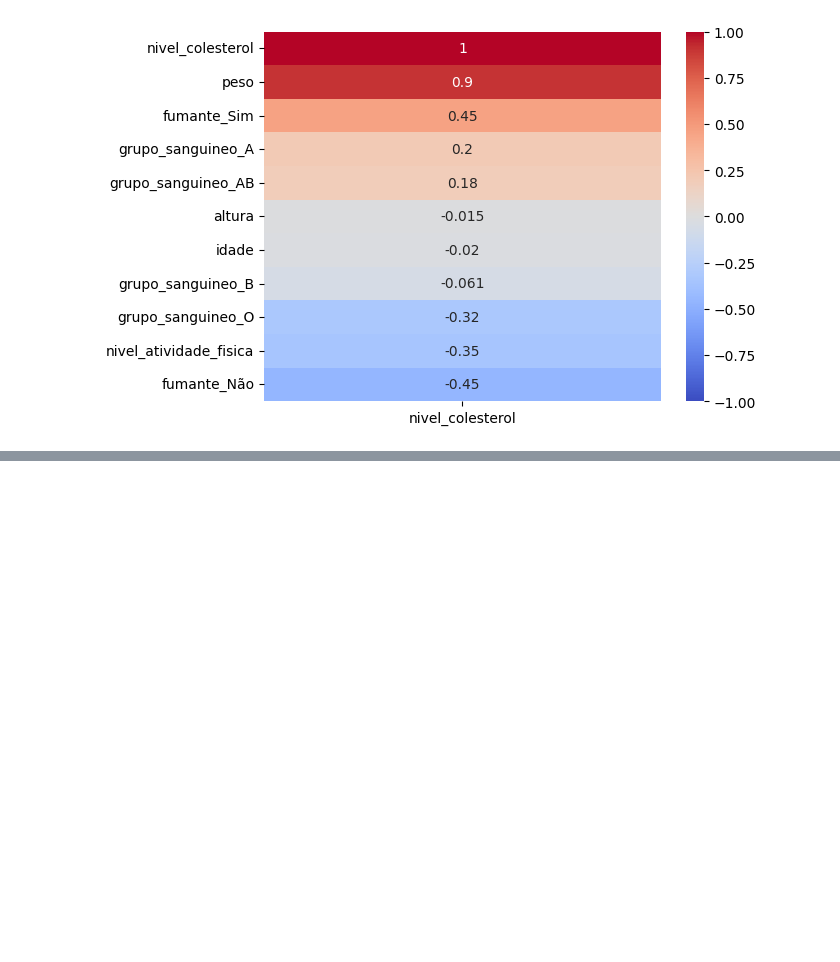
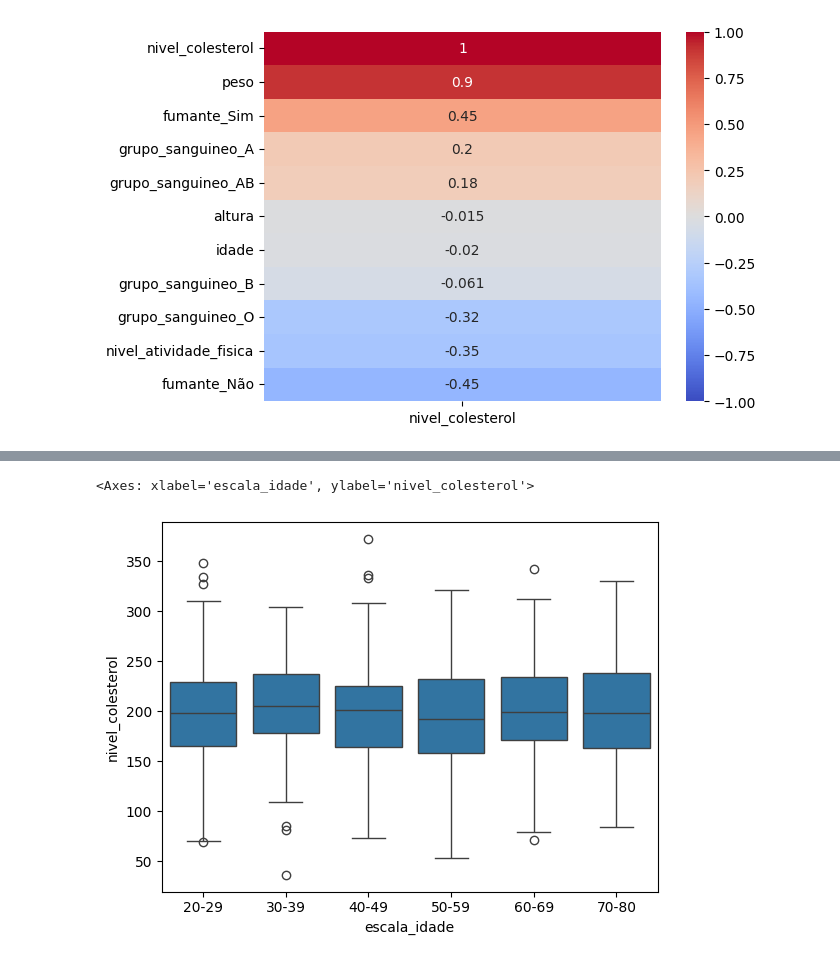
Before and after one commit to angelomedeiros/formacao-ia-regressao-linear-multipla, a Jupyter notebook: modelo_colesterol.ipynb, the cells around one changed output, grey strips where cells are left out. Cells and saved outputs as stored; diff of their text form; code cells hidden in the pictures; blank space fills up the shorter version.

Commit message:
feat: Análise Gráfica com Bucketing

```diff
--- a/modelo_colesterol.ipynb
+++ b/modelo_colesterol.ipynb
@@ -309,0 +305,5 @@ sns.pairplot(df_colesterol_eda)
+# %%
+# Bucketing idade
+bins = [20, 30, 40, 50, 60, 70, 80]
+labels = ['20-29', '30-39', '40-49', '50-59', '60-69', '70-80']
+df_colesterol_bucket['escala_idade'] = pd.cut(df_colesterol_bucket['idade'], bins=bins, labels=labels, include_lowest=True)
@@ -309,0 +326,5 @@ sns.pairplot(df_colesterol_eda)
+# %%
+sns.boxplot(x='escala_idade', y='nivel_colesterol', data=df_colesterol_bucket)
+# %% [output]
+<Axes: xlabel='escala_idade', ylabel='nivel_colesterol'>
+[figure, added]
```
Also changed, not shown: parts of 4 cells of this notebook.
